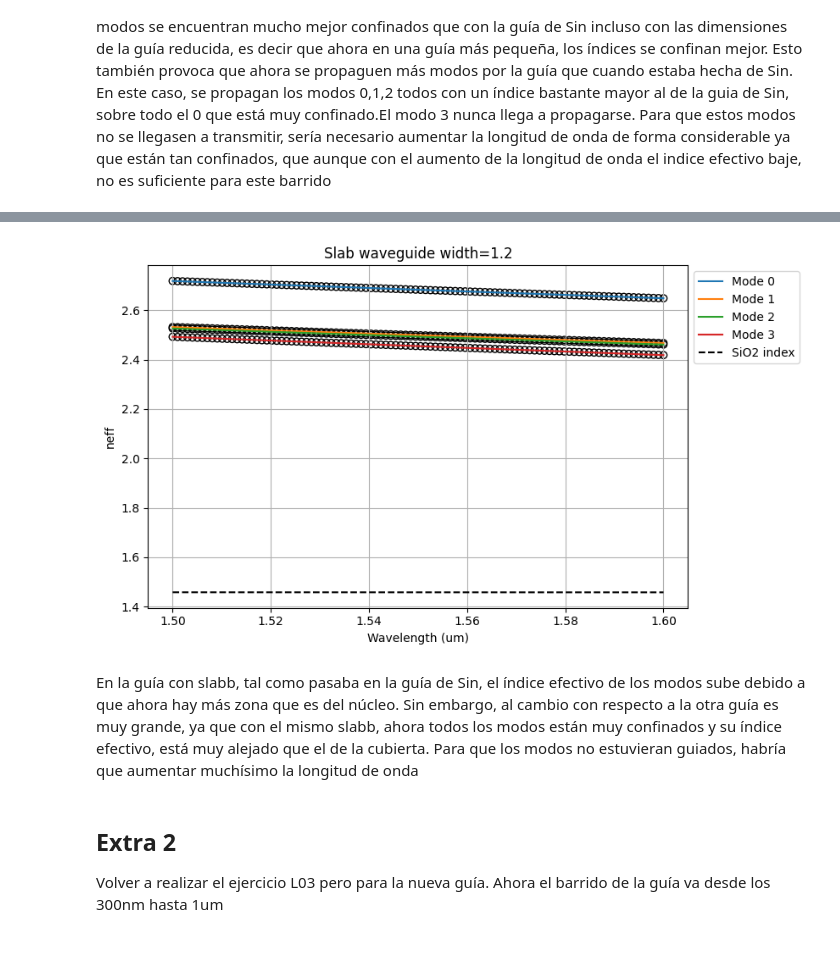
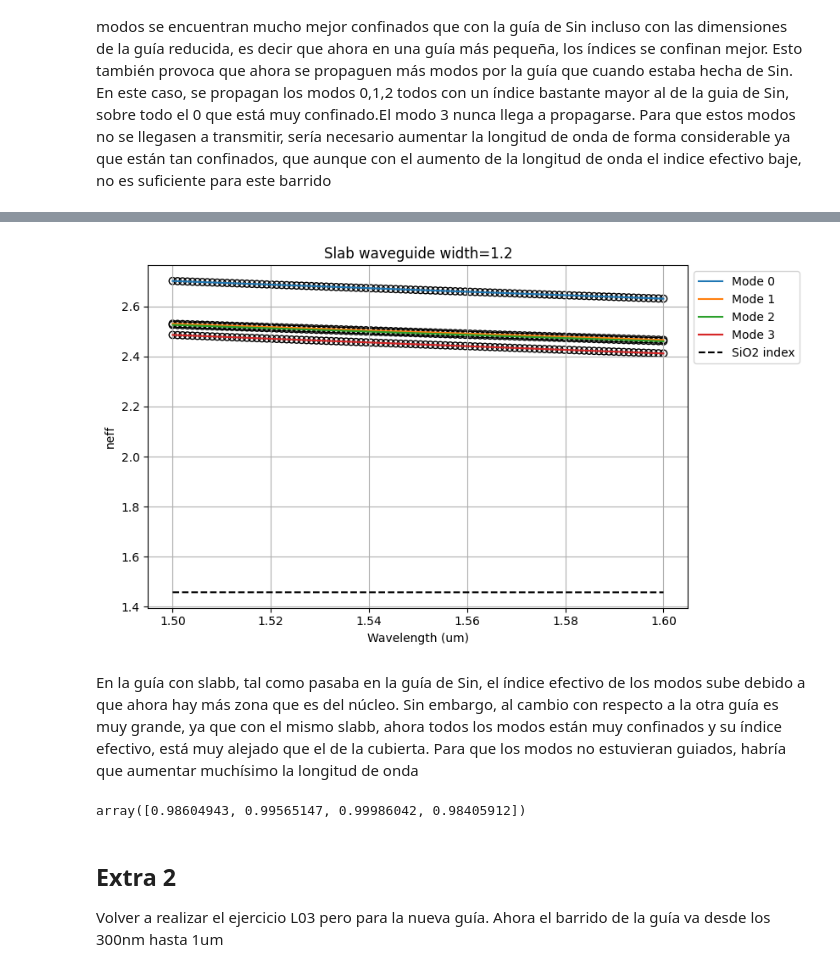
Before and after one commit to rauleet/cifoin-lab1, a Jupyter notebook: WAVEGUIDES_Student.ipynb, the cells around one changed output, grey strips where cells are left out. Drawn from its saved outputs; the diff is of its cells as text; code cells hidden in the pictures.

```diff
--- a/WAVEGUIDES_Student.ipynb
+++ b/WAVEGUIDES_Student.ipynb
@@ -859,7 +859,7 @@ wavelength = np.linspace(1.5, 1.6, 100) # Student code here. Tip np.linspace()
 
 deep_waveguide_si = gt.modes.Waveguide(
     wavelength=wavelength,
-    core_width=550 * nm,
+    core_width=500 * nm,
     slab_thickness=0.0,
     core_material='si',
     clad_material='sio2',
@@ -905,7 +909,7 @@ wavelength = np.linspace(1.5, 1.6, 100) # Student code here. Tip np.linspace()
 
 slab_waveguide_si = gt.modes.Waveguide(
     wavelength=wavelength,
-    core_width=550 * nm,
+    core_width=500 * nm,
     slab_thickness=150 * nm,
     core_material='si',
     clad_material='sio2',
@@ -943,6 +947,10 @@ plt.tight_layout(rect=[0, 0, 0.85, 1])
-[figure, old version]
+[figure, new version]
 # %% [markdown]
 En la guía con slabb, tal como pasaba en la guía de Sin, el índice efectivo de los modos sube debido a que ahora hay más zona que es del núcleo. Sin embargo, al cambio con respecto a la otra guía es muy grande, ya que con el mismo slabb, ahora todos los modos están muy confinados y su índice efectivo, está muy alejado que el de la cubierta. Para que los modos no estuvieran guiados, habría que aumentar muchísimo la longitud de onda
+# %%
+slab_waveguide_si.fraction_te
+# %% [output]
+array([0.98604943, 0.99565147, 0.99986042, 0.98405912])
 # %% [markdown]
 ## Extra 2
 Volver a realizar el ejercicio L03 pero para la nueva guía. Ahora el barrido de la guía va desde los 300nm hasta 1um
```
Also changed, not shown: parts of 14 cells of this notebook, 3 other files.
